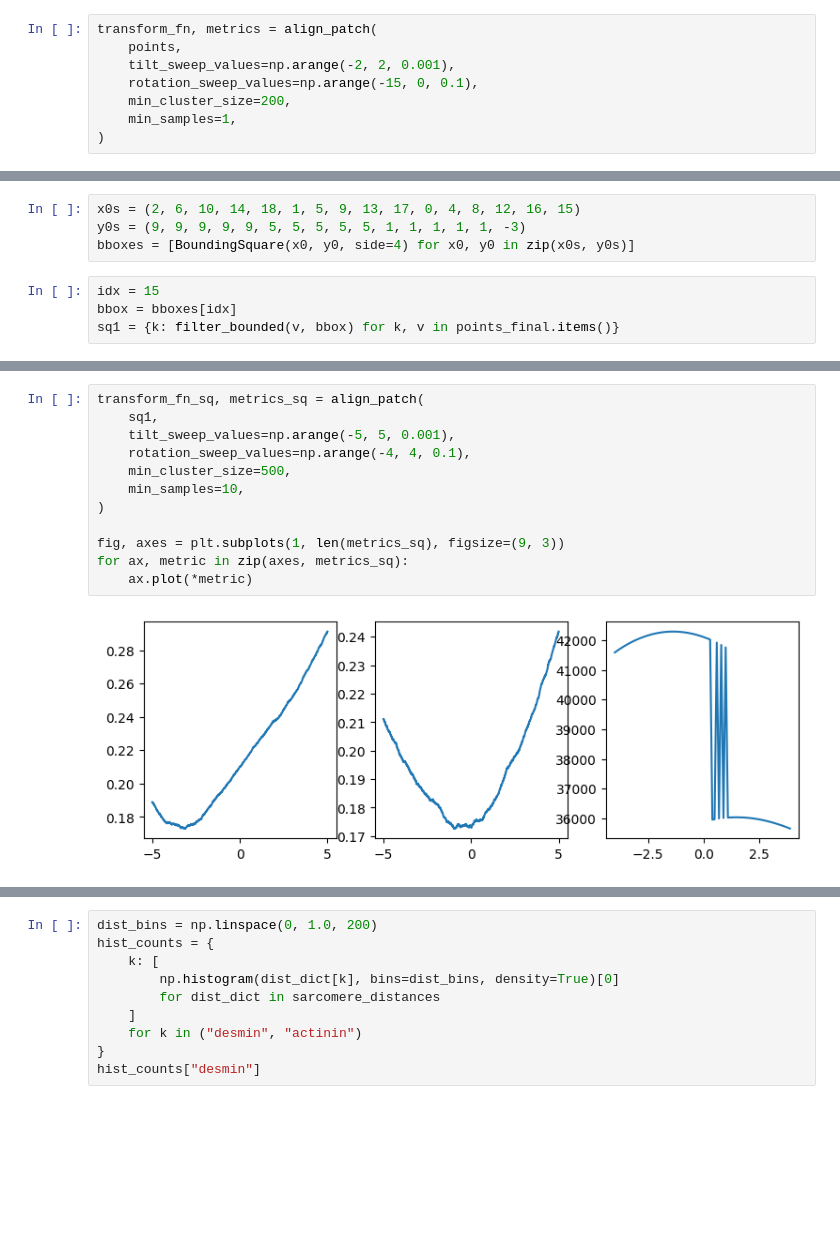
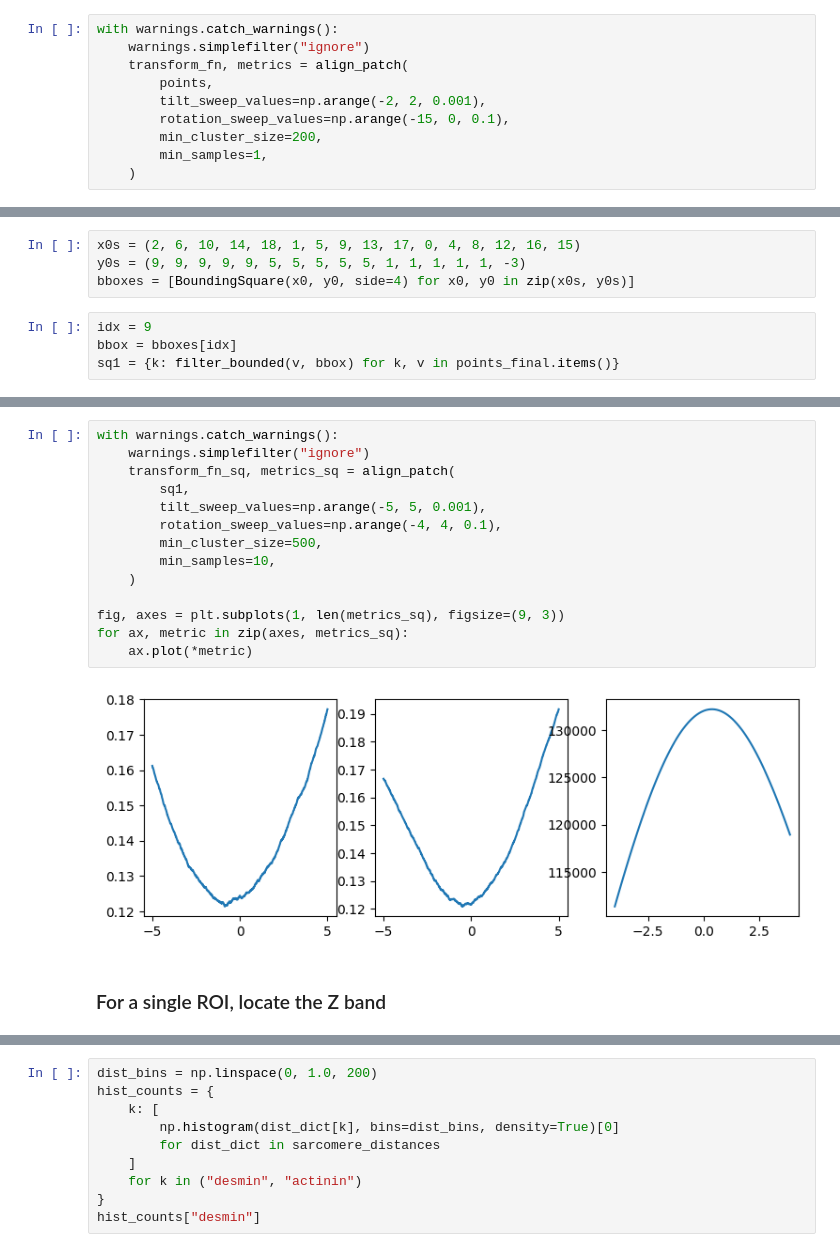
Before and after one commit to Jhko725/ProteinStructureReconstruction.jl, a Jupyter notebook: notebooks/sarcomere_distances.ipynb, the cells around one changed output, grey strips where cells are left out. Saved outputs shown, nothing was run; the diff lists cells and outputs as text; blank space fills up the shorter version.

```diff
--- a/notebooks/sarcomere_distances.ipynb
+++ b/notebooks/sarcomere_distances.ipynb
@@ -67,13 +42,15 @@ for i, protein in enumerate(("desmin", "actinin")):
 # %% [output]
 [figure]
 # %%
-transform_fn, metrics = align_patch(
-    points,
-    tilt_sweep_values=np.arange(-2, 2, 0.001),
-    rotation_sweep_values=np.arange(-15, 0, 0.1),
-    min_cluster_size=200,
-    min_samples=1,
-)
+with warnings.catch_warnings():
+    warnings.simplefilter("ignore")
+    transform_fn, metrics = align_patch(
+        points,
+        tilt_sweep_values=np.arange(-2, 2, 0.001),
+        rotation_sweep_values=np.arange(-15, 0, 0.1),
+        min_cluster_size=200,
+        min_samples=1,
+    )
 # %%
 fig, axes = plt.subplots(1, len(metrics), figsize=(9, 3))
 for ax, metric in zip(axes, metrics):
@@ -104,7 +81,7 @@ x0s = (2, 6, 10, 14, 18, 1, 5, 9, 13, 17, 0, 4, 8, 12, 16, 15)
 y0s = (9, 9, 9, 9, 9, 5, 5, 5, 5, 5, 1, 1, 1, 1, 1, -3)
 bboxes = [BoundingSquare(x0, y0, side=4) for x0, y0 in zip(x0s, y0s)]
 # %%
-idx = 15
+idx = 9
 bbox = bboxes[idx]
 sq1 = {k: filter_bounded(v, bbox) for k, v in points_final.items()}
 # %%
@@ -124,17 +101,21 @@ for i, protein in enumerate(("desmin", "actinin")):
 # %%
-transform_fn_sq, metrics_sq = align_patch(
-    sq1,
-    tilt_sweep_values=np.arange(-5, 5, 0.001),
-    rotation_sweep_values=np.arange(-4, 4, 0.1),
-    min_cluster_size=500,
-    min_samples=10,
-)
+with warnings.catch_warnings():
+    warnings.simplefilter("ignore")
+    transform_fn_sq, metrics_sq = align_patch(
+        sq1,
+        tilt_sweep_values=np.arange(-5, 5, 0.001),
+        rotation_sweep_values=np.arange(-4, 4, 0.1),
+        min_cluster_size=500,
+        min_samples=10,
+    )
 
 fig, axes = plt.subplots(1, len(metrics_sq), figsize=(9, 3))
 for ax, metric in zip(axes, metrics_sq):
     ax.plot(*metric)
 # %% [output]
-[figure, old version]
+[figure, new version]
+# %% [markdown]
+### For a single ROI, locate the Z band
 # %%
 clusterer = HDBSCAN(min_cluster_size=500, min_samples=10)
 xz = sq1["actinin"][:, np.array([0, 2])]
```
Also changed, not shown: parts of 26 cells of this notebook, 20 other files.
